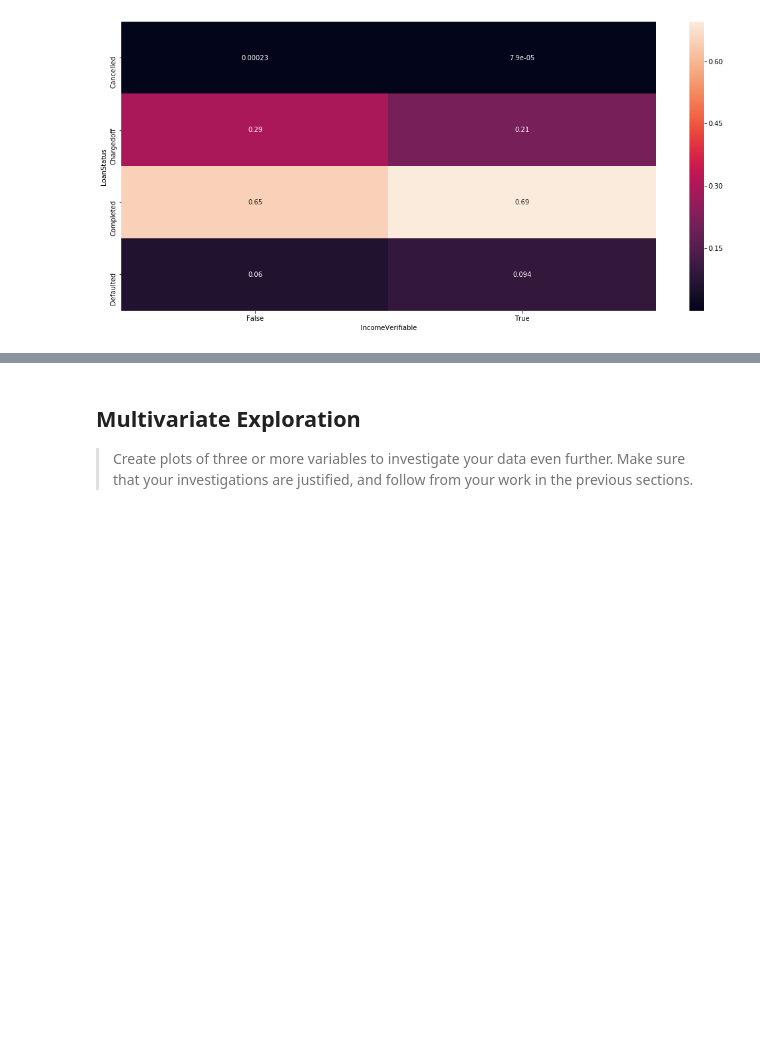
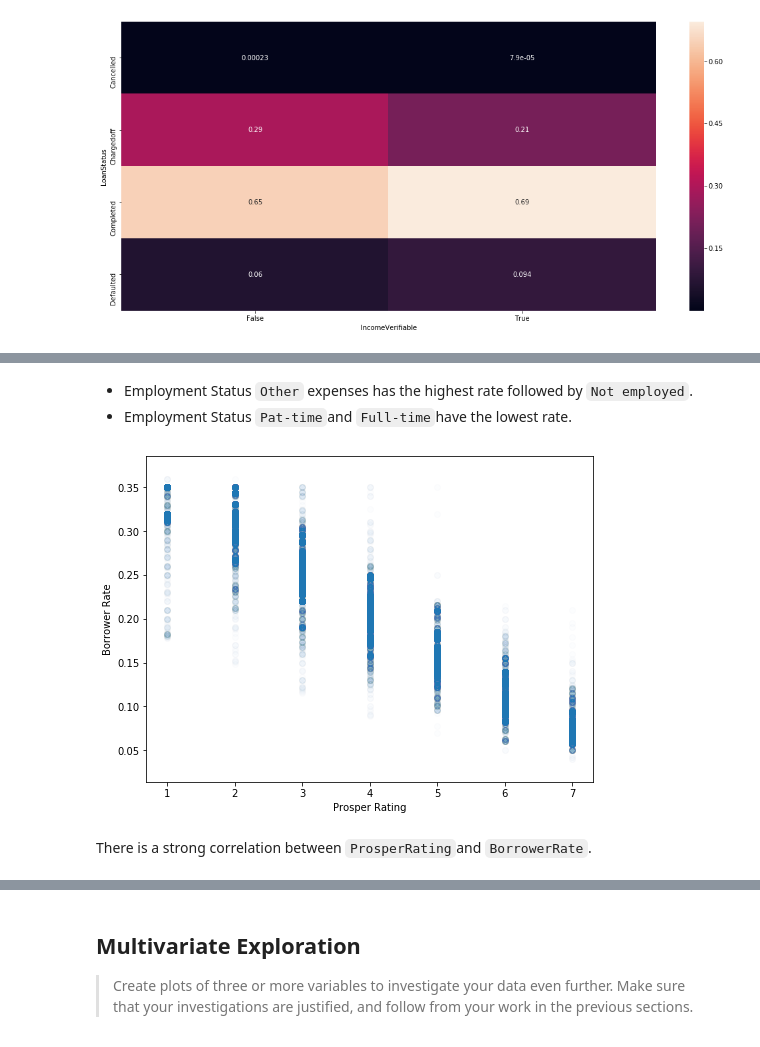
Before and after one commit to eduardoburgoa/prosper-loan, a Jupyter notebook: prosperLoanData_exploration.ipynb, the cells around one changed output, grey strips where cells are left out. Cells and saved outputs as stored; diff of their text form; code cells hidden in the pictures; blank space fills up the shorter version.

```diff
--- a/prosperLoanData_exploration.ipynb
+++ b/prosperLoanData_exploration.ipynb
@@ -540,2 +566,15 @@ Verifiable income and Loan status does not seem not related.
+# %% [markdown]
+- Employment Status `Other` expenses has the highest rate followed by `Not employed`.
+- Employment Status `Pat-time`and `Full-time`have the lowest rate.
+# %%
+plt.figure(figsize=(8,6))
+plt.scatter(data = df_closed, y = 'BorrowerRate', x = 'ProsperRating (numeric)', alpha=0.01)
+plt.xlabel('Prosper Rating')
+plt.ylabel('Borrower Rate')
+plt.show();
+# %% [output]
+[figure, added]
+# %% [markdown]
+There is a strong correlation between `ProsperRating`and `BorrowerRate`.
 # %% [markdown]
 ### Talk about some of the relationships you observed in this part of the investigation. How did the feature(s) of interest vary with other features in the dataset?
```
Also changed, not shown: parts of 12 cells of this notebook.
